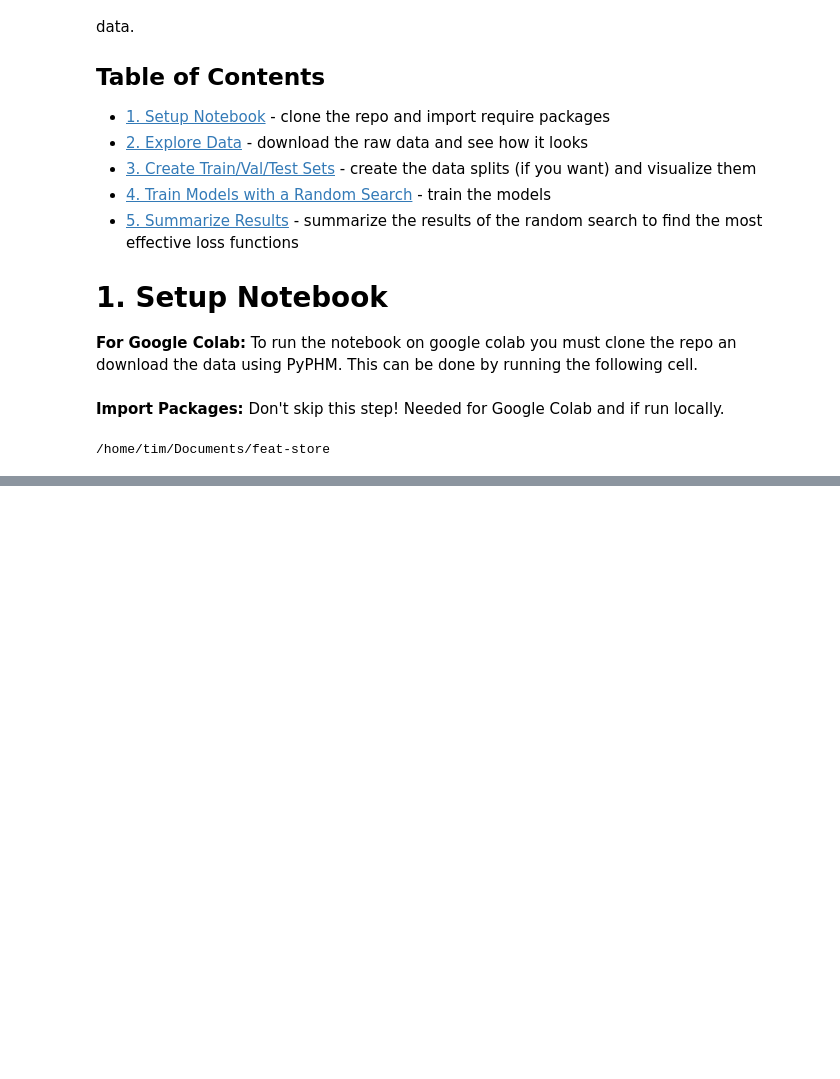
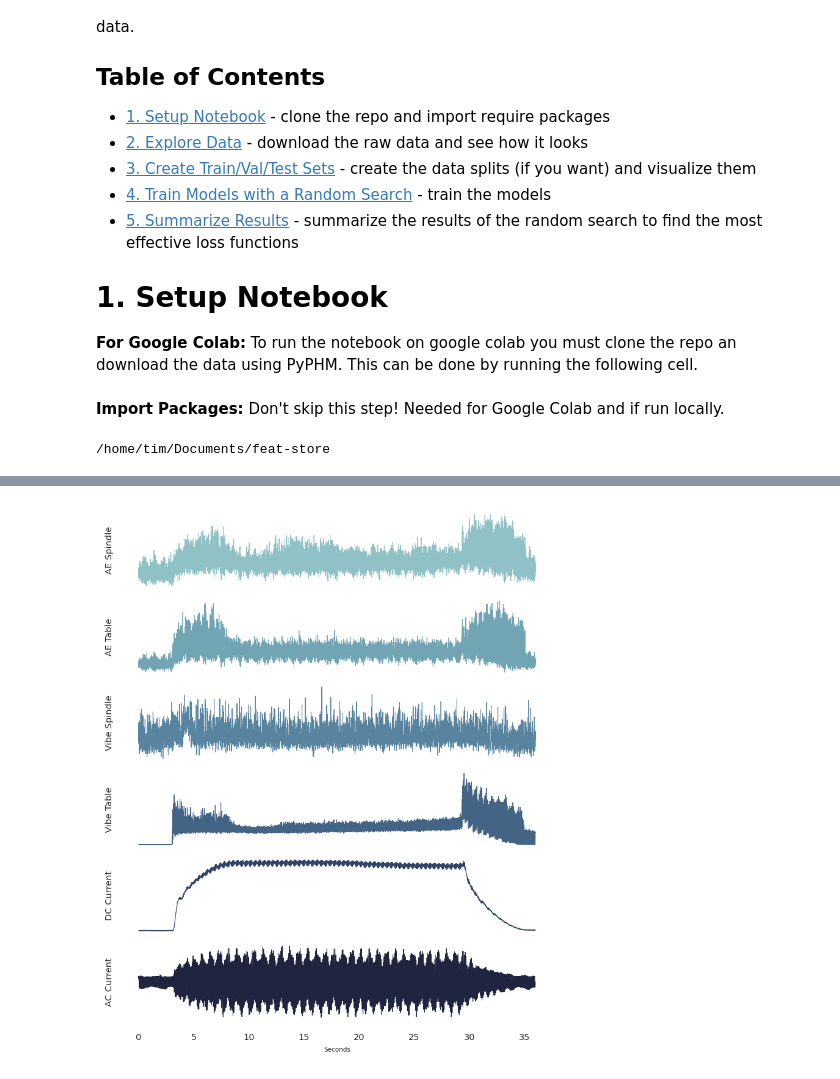
Before and after one commit to tvhahn/tspipe, a Jupyter notebook: notebooks/milling-reproduction.ipynb, the cells around one changed output, grey strips where cells are left out. Saved outputs shown, nothing was run; the diff lists cells and outputs as text; code cells hidden in the pictures; blank space fills up the shorter version.

Commit message:
Add visualization of milling signal

```diff
--- a/notebooks/milling-reproduction.ipynb
+++ b/notebooks/milling-reproduction.ipynb
@@ -61,0 +70,16 @@ Downloading milling data...
+# %%
+from src.visualization.visualize import plot_raw_milling_signals
+
+raw_data_dir = proj_dir / 'data' / 'raw'
+
+# use PyPHM to load the data
+mill = MillingPrepMethodA(root=raw_data_dir, download=False)
+data = mill.load_mat()
+
+plot_raw_milling_signals(
+    data,
+    cut_no=145, # change the cut number to see different cuts
+    save_plot=False,
+)
+# %% [output]
+[figure, added]
```
Also changed, not shown: parts of 5 cells of this notebook, 1 other file.
